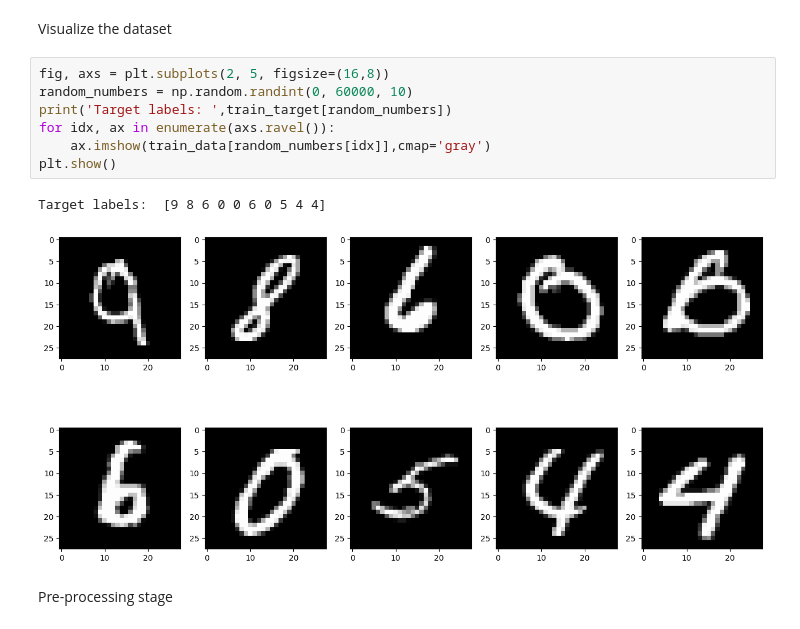
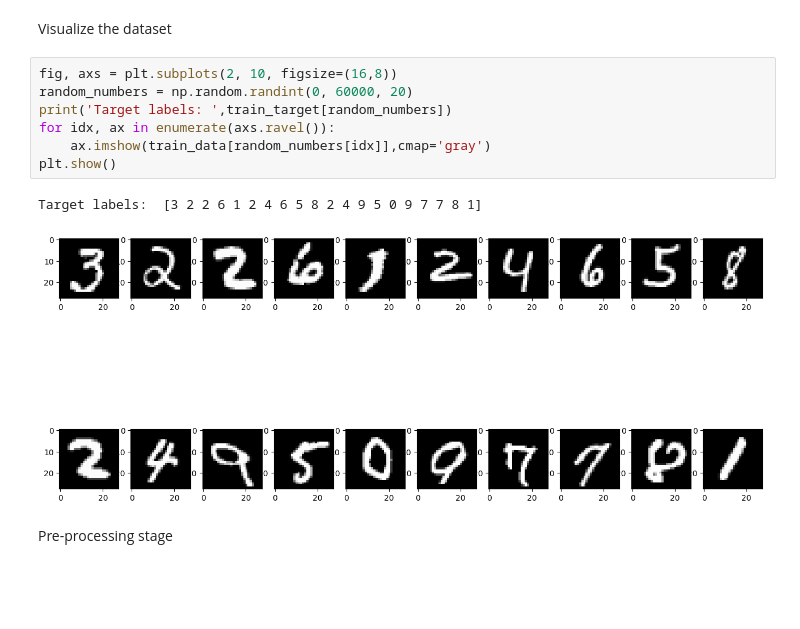
Before and after one commit to AKALANKA28/SE4050-Lab2, a Jupyter notebook: ex. 3.ipynb, the cells around one changed output. Saved outputs shown, nothing was run; the diff lists cells and outputs as text; blank space fills up the shorter version.

```diff
--- a/ex. 3.ipynb
+++ b/ex. 3.ipynb
@@ -17,15 +20,15 @@ Downloading data from https://storage.googleapis.com/tensorflow/tf-keras-dataset
 # %% [markdown]
 Visualize the dataset
 # %%
-fig, axs = plt.subplots(2, 5, figsize=(16,8))
-random_numbers = np.random.randint(0, 60000, 10)
+fig, axs = plt.subplots(2, 10, figsize=(16,8))
+random_numbers = np.random.randint(0, 60000, 20)
 print('Target labels: ',train_target[random_numbers])
 for idx, ax in enumerate(axs.ravel()):
     ax.imshow(train_data[random_numbers[idx]],cmap='gray')
 plt.show()
 # %% [output]
-Target labels:  [9 8 6 0 0 6 0 5 4 4]
+Target labels:  [3 2 2 6 1 2 4 6 5 8 2 4 9 5 0 9 7 7 8 1]
-[figure, old version]
+[figure, new version]
 # %% [markdown]
 Pre-processing stage
 # %%
```
Also changed, not shown: parts of 5 cells of this notebook.
